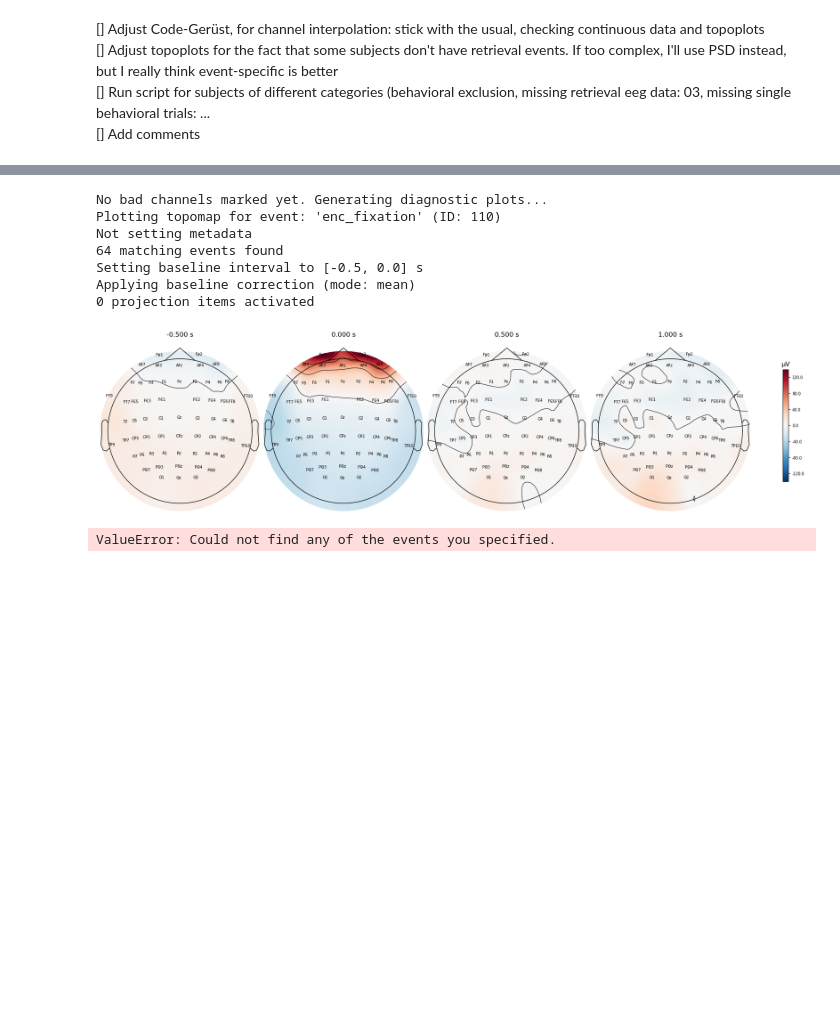
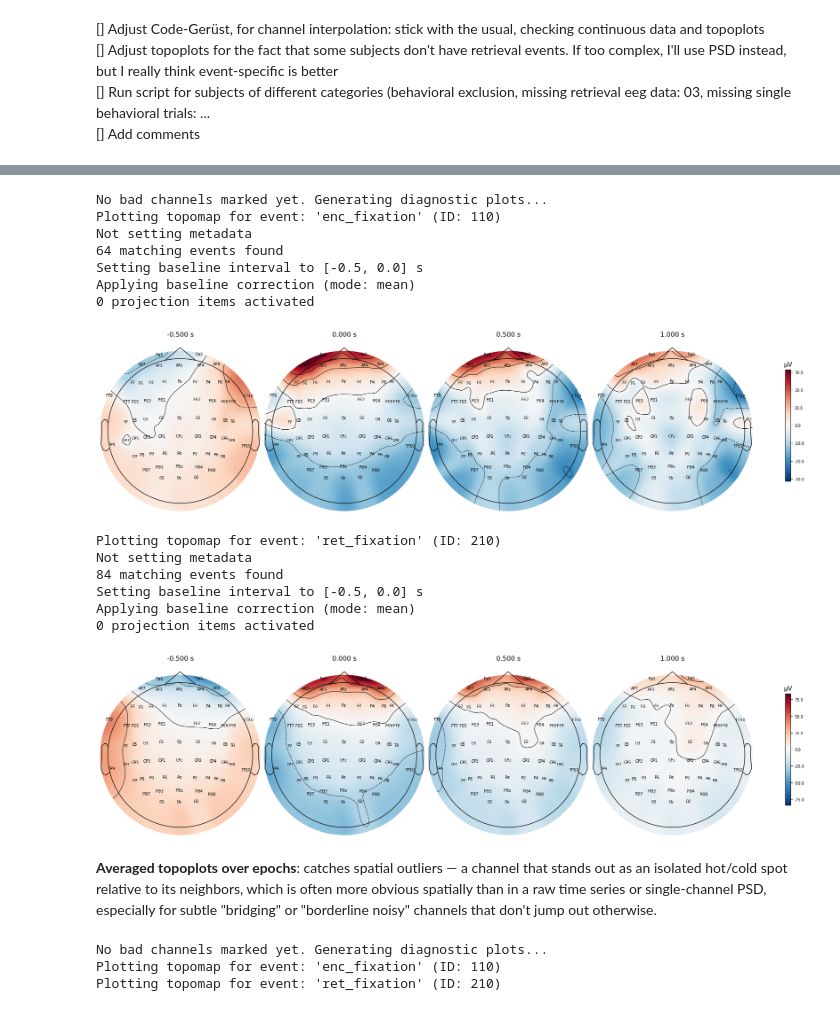
Before and after one commit to noah-mba/LOC_analysis, a Jupyter notebook: scripts/eeg/2_manual_qc_and_config.ipynb, the cells around one changed output, grey strips where cells are left out. Saved outputs shown, nothing was run; the diff lists cells and outputs as text; code cells hidden in the pictures; blank space fills up the shorter version.

```diff
--- a/scripts/eeg/2_manual_qc_and_config.ipynb
+++ b/scripts/eeg/2_manual_qc_and_config.ipynb
@@ -14,7 +14,7 @@ from mne_bids import BIDSPath, read_raw_bids
 # 1. DEFINE CURRENT SUBJECT
 # ==========================================
 # Change this ID for every participant you want to inspect
-subj = "03"
+subj = "23"
 
 # ==========================================
 # 2. DEFINE PATHS & LOAD EXCLUSIONS
@@ -217,6 +116,8 @@ raw_eeg, bids_event_id = read_raw_bids(
     return_event_dict=True,  # <--- HIER: Extrahiert das Mapping direkt aus BIDS
     verbose='error'
 )
+raw_eeg.load_data()
+
 # 3. Load events
 events, event_id = mne.events_from_annotations(
     raw_eeg,
@@ -301,12 +207,13 @@ else:
     target_events = [
         ('enc_fixation', 110),
         ('ret_fixation', 210),
+    ]
 
     for event_name, event_id in target_events:
 
         # 3. Extract events for this specific event only
         events, _ = mne.events_from_annotations(
-            raw,
+            raw_eeg,
             event_id={event_name: event_id},
             verbose=False
         )
@@ -318,35 +225,99 @@ else:
 
         print(f"Plotting topomap for event: '{event_name}' (ID: {event_id})")
 
         # 5. Create Epochs
         epochs_viz = mne.Epochs(
             raw_eeg,
             events,
             event_id={event_name: event_id},
             tmin=-0.5, tmax=1,
             # baseline=(None, 0),
             # preload=True,
             reject_by_annotation=True,
             # verbose=False
         )
 
         # 6. Plot Topomap
         #    Look for "Red" or "Blue" spots that look completely different from neighbors
         fig_topo = epochs_viz.average().plot_topomap(
             show_names=True,
             size=3,
             nrows = 1  # Zur Unterscheidung
         )
 # %% [output]
 No bad channels marked yet. Generating diagnostic plots...
 Plotting topomap for event: 'enc_fixation' (ID: 110)
 Not setting metadata
 64 matching events found
 Setting baseline interval to [-0.5, 0.0] s
 Applying baseline correction (mode: mean)
 0 projection items activated
-[figure, old version]
+[figure, new version]
-ValueError: Could not find any of the events you specified.
+Plotting topomap for event: 'ret_fixation' (ID: 210)
+Not setting metadata
+84 matching events found
+Setting baseline interval to [-0.5, 0.0] s
+Applying baseline correction (mode: mean)
+0 projection items activated
+[figure, added]
+# %% [markdown]
+**Averaged topoplots over epochs**: catches spatial outliers — a channel that stands out as an isolated hot/cold spot relative to its neighbors, which is often more obvious spatially than in a raw time series or single-channel PSD, especially for subtle "bridging" or "borderline noisy" channels that don't jump out otherwise.
+# %%
+# 1. Check if bads are already marked
+current_bads = raw_eeg.info['bads']
+
+if len(current_bads) > 0:
+    print(f"Bad channels are already marked: {current_bads}")
+    print("Skipping automatic visualization. (If you want to re-check, clear 'raw_eeg.info['bads']' first).")
+
+else:
+    print("No bad channels marked yet. Generating diagnostic plots...")
+
+    # 2. Define both events as list of tuples: (name, id)
+    target_events = [
+        ('enc_fixation', 110),
+        ('ret_fixation', 210),
+    ]
+
+    for event_name, event_id in target_events:
+
+        # 3. Extract events for this specific event only
+        events, _ = mne.events_from_annotations(
+            raw_eeg,
+            event_id={event_name: event_id},
+            verbose=False
+        )
+
+        # 4. Check if the target ID exists
+        if event_id not in events[:, 2]:
+            print(f"Warning: Event ID {event_id} ('{event_name}') not found. Skipping.")
+            continue
+
+        print(f"Plotting topomap for event: '{event_name}' (ID: {event_id})")
+
+        # 5. Create Epochs
+        epochs_viz = mne.Epochs(
+            raw_eeg,
+            events,
+            event_id={event_name: event_id},
+            tmin=-0.5, tmax=1,
+            baseline=(None, 0),
+            preload=True,
+            reject_by_annotation=True,
+            verbose=False
+        )
+
+        # 6. Plot Topomap
+        #    Look for "Red" or "Blue" spots that look completely different from neighbors
+        fig_topo = epochs_viz.average().plot_topomap(
+            show_names=True,
+            size=3,
+            nrows = 1  # Zur Unterscheidung
+        )
+# %% [output]
+No bad channels marked yet. Generating diagnostic plots...
+Plotting topomap for event: 'enc_fixation' (ID: 110)
+Plotting topomap for event: 'ret_fixation' (ID: 210)
 # %%
 # ==========================================
 # 6. RUN INDEPENDENT COMPONENT ANALYSIS (ICA)
```
Also changed, not shown: parts of 8 cells of this notebook, 1 other file.
